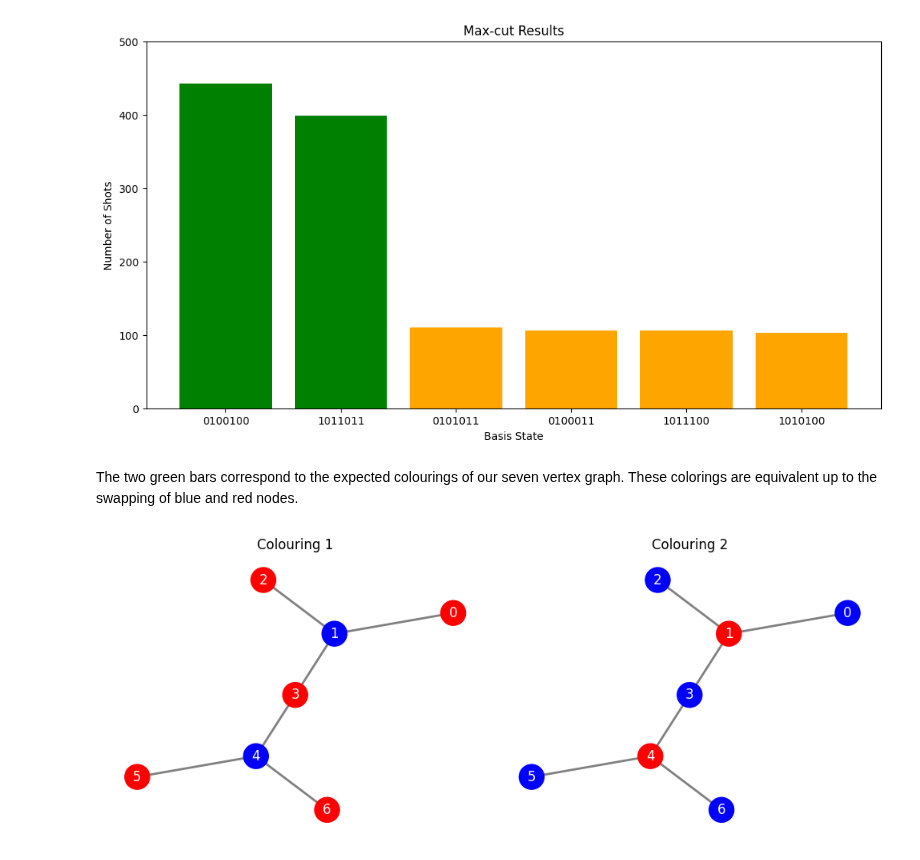
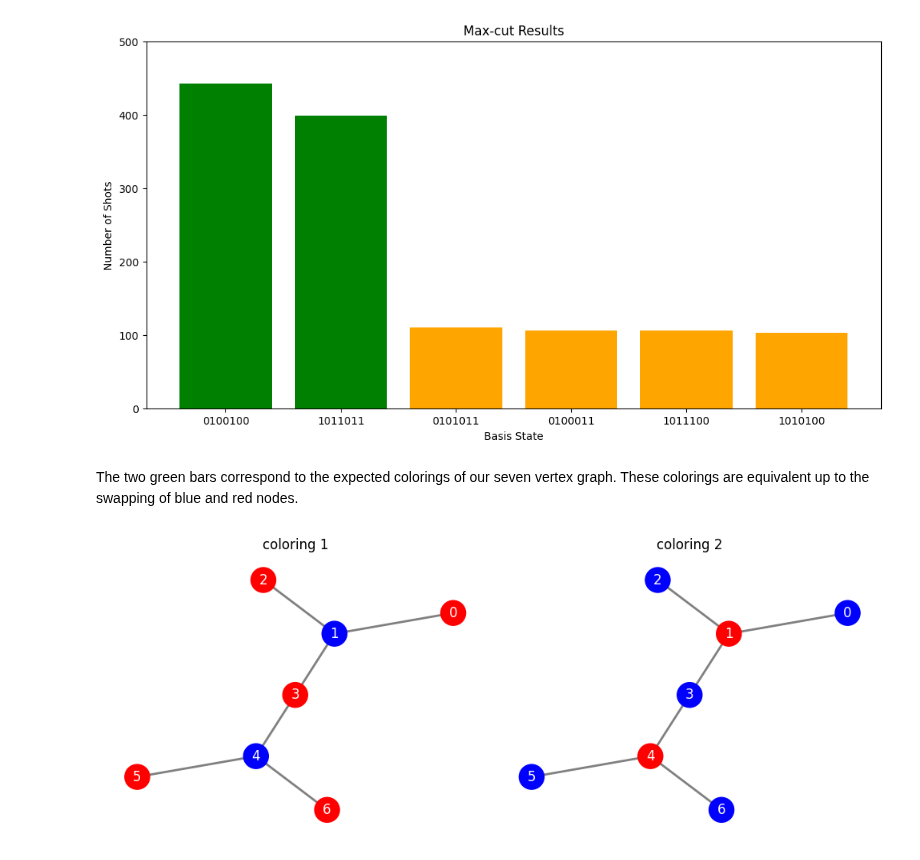
Before and after one commit to Quantinuum/guppylang, a Jupyter notebook: examples/qaoa_max-cut_example.ipynb, the cells around one changed output. Drawn from its saved outputs; the diff is of its cells as text; code cells hidden in the pictures.

```diff
--- a/examples/qaoa_max-cut_example.ipynb
+++ b/examples/qaoa_max-cut_example.ipynb
@@ -416,7 +445,7 @@ plot_max_cut_results(qaoa_result, n_strings=6)
 # %% [output]
 [figure]
 # %% [markdown]
-The two green bars correspond to the expected colourings of our seven vertex graph. These colorings are equivalent up to the swapping of blue and red nodes.
+The two green bars correspond to the expected colorings of our seven vertex graph. These colorings are equivalent up to the swapping of blue and red nodes.
 # %%
 G = nx.Graph()
 G.add_edges_from(max_cut_graph_edges)
@@ -429,39 +458,39 @@ pos = nx.kamada_kawai_layout(G)
 
 fig, axes = plt.subplots(1, 2, figsize=(10, 4))
 
-# First colouring
+# First coloring
 nx.draw(
     G,
     pos=pos,
     ax=axes[0],
     with_labels=True,
     node_color=["red", "blue", "red", "red", "blue", "red", "red"],
     node_size=500,
     edge_color="gray",
     width=2,
     font_size=12,
     font_color="white",
 )
-axes[0].set_title("Colouring 1")
+axes[0].set_title("coloring 1")
 axes[0].set_axis_off()
 
-# Second colouring
+# Second coloring
 nx.draw(
     H,
     pos=pos,
     ax=axes[1],
     with_labels=True,
     node_color=["blue", "red", "blue", "blue", "red", "blue", "blue"],
     node_size=500,
     edge_color="gray",
     width=2,
     font_size=12,
     font_color="white",
 )
-axes[1].set_title("Colouring 2")
+axes[1].set_title("coloring 2")
 axes[1].set_axis_off()
 
 plt.tight_layout()
 plt.show()
 # %% [output]
-[figure, old version]
+[figure, new version]
```
Also changed, not shown: parts of 18 cells of this notebook.
